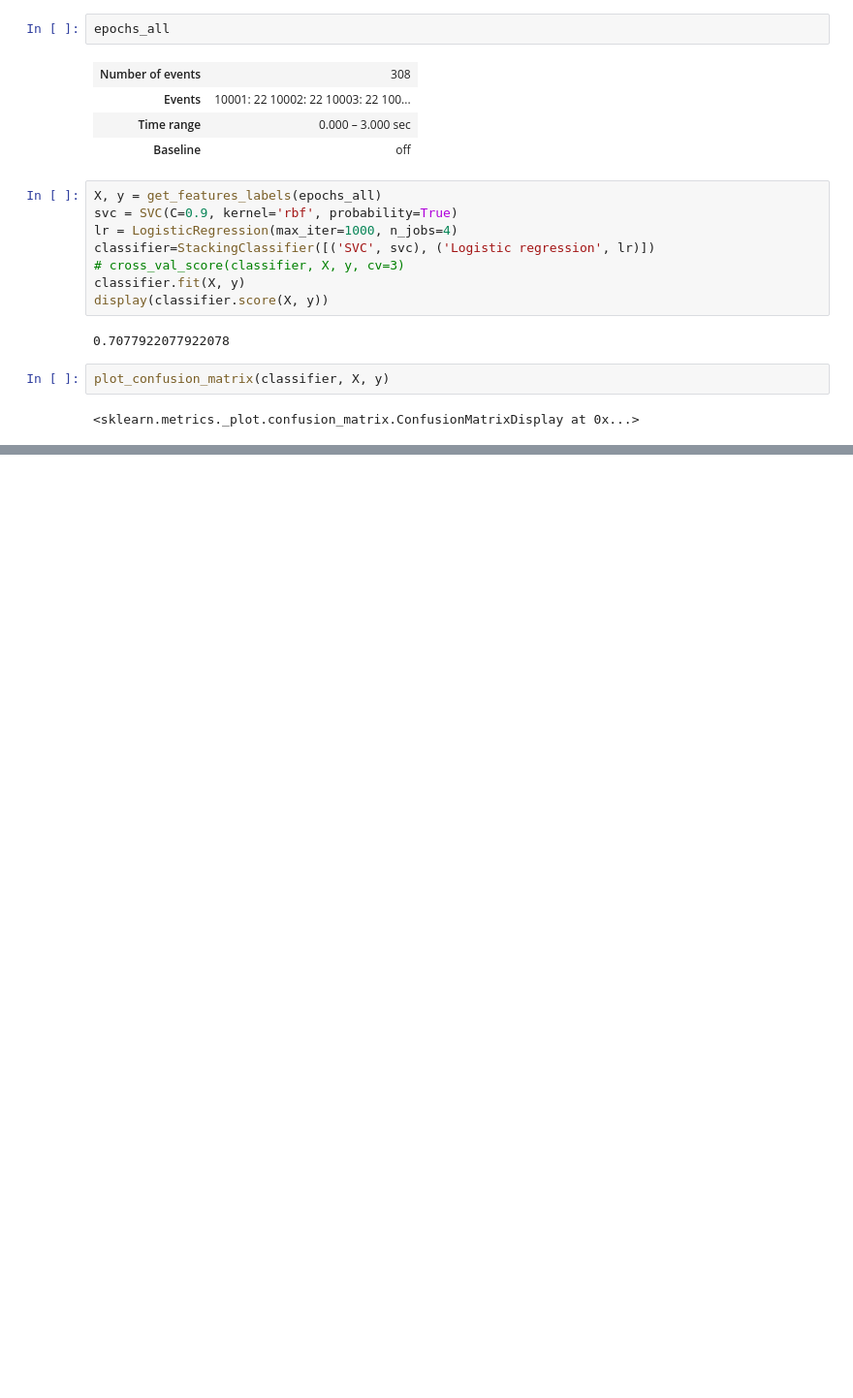
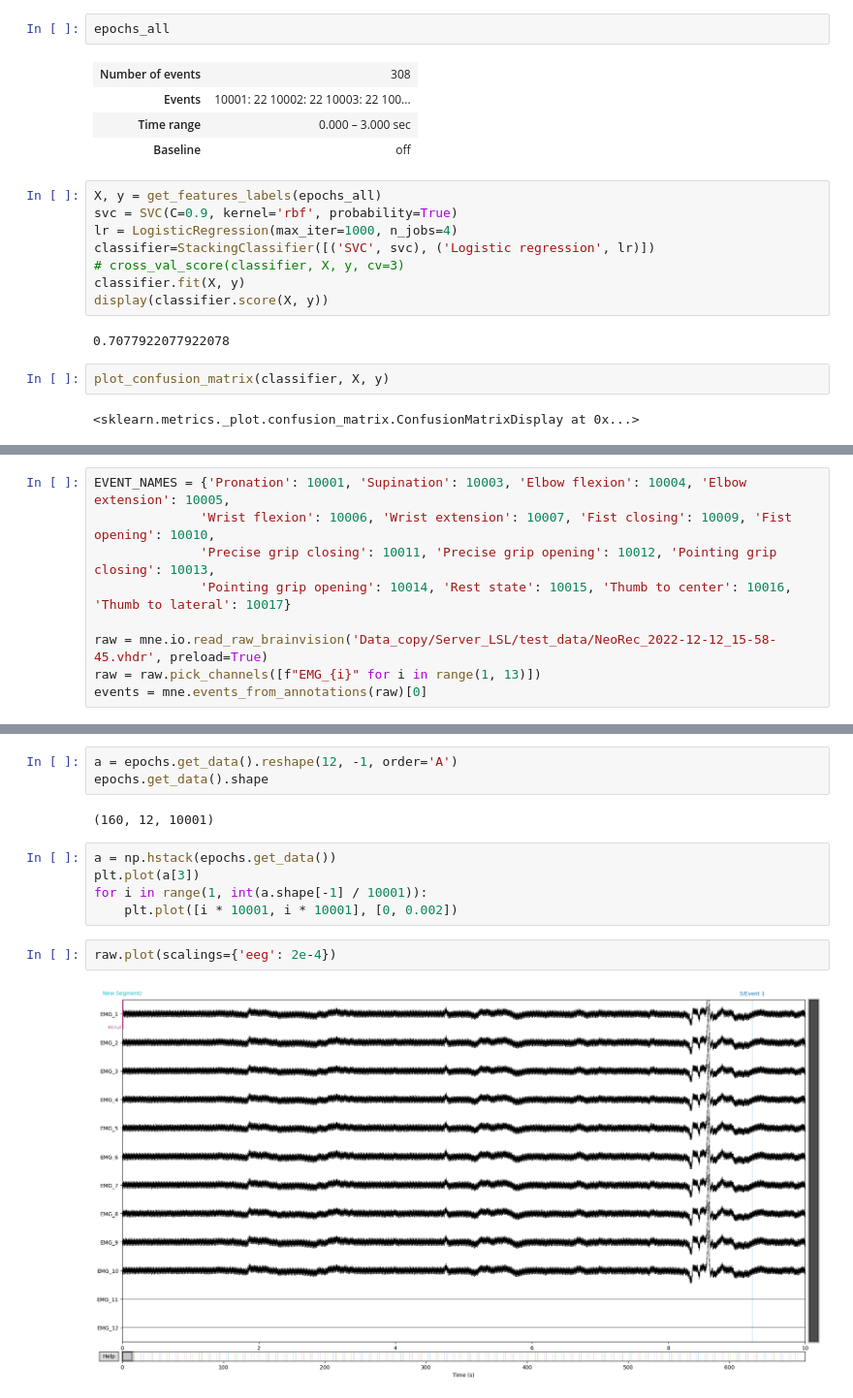
Before and after one commit to CNBR-Skoltech/osseointegration-pattern-recognition, a Jupyter notebook: Arm_hand_gestures.ipynb, the cells around one changed output, grey strips where cells are left out. Shown at 97% size. Drawn from its saved outputs; the diff is of its cells as text; blank space fills up the shorter version.

Commit message:
Add event_id for decoding.

```diff
--- a/Arm_hand_gestures.ipynb
+++ b/Arm_hand_gestures.ipynb
@@ -443,0 +484,9 @@ plot_confusion_matrix(classifier, X, y)
+# %%
+EVENT_NAMES = {'Pronation': 10001, 'Supination': 10003, 'Elbow flexion': 10004, 'Elbow extension': 10005,
+              'Wrist flexion': 10006, 'Wrist extension': 10007, 'Fist closing': 10009, 'Fist opening': 10010,
+              'Precise grip closing': 10011, 'Precise grip opening': 10012, 'Pointing grip closing': 10013,
+              'Pointing grip opening': 10014, 'Rest state': 10015, 'Thumb to center': 10016, 'Thumb to lateral': 10017}
+
+raw = mne.io.read_raw_brainvision('Data_copy/Server_LSL/test_data/NeoRec_2022-12-12_15-58-45.vhdr', preload=True)
+raw = raw.pick_channels([f"EMG_{i}" for i in range(1, 13)])
+events = mne.events_from_annotations(raw)[0]
@@ -443,0 +512,14 @@ plot_confusion_matrix(classifier, X, y)
+# %%
+a = epochs.get_data().reshape(12, -1, order='A')
+epochs.get_data().shape
+# %% [output]
+(160, 12, 10001)
+# %%
+a = np.hstack(epochs.get_data())
+plt.plot(a[3])
+for i in range(1, int(a.shape[-1] / 10001)):
+    plt.plot([i * 10001, i * 10001], [0, 0.002])
+# %%
+raw.plot(scalings={'eeg': 2e-4})
+# %% [output]
+[figure, added]
```
Also changed, not shown: parts of 7 cells of this notebook, 3 other files.
